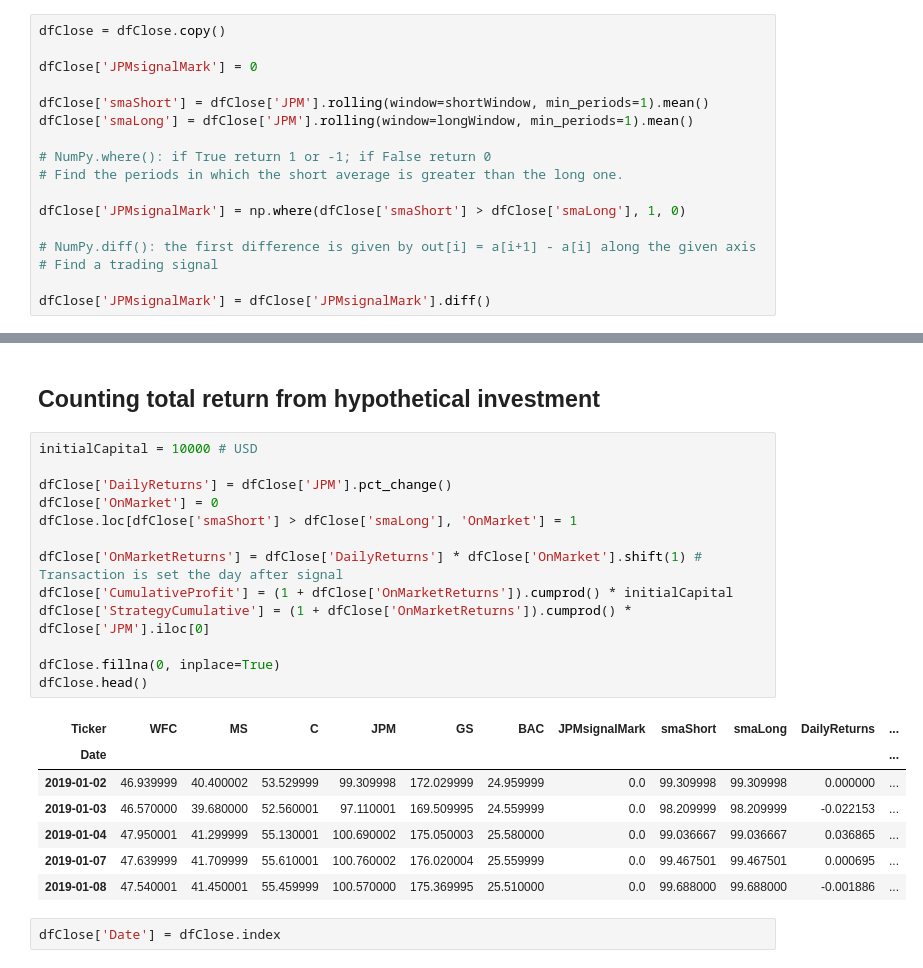
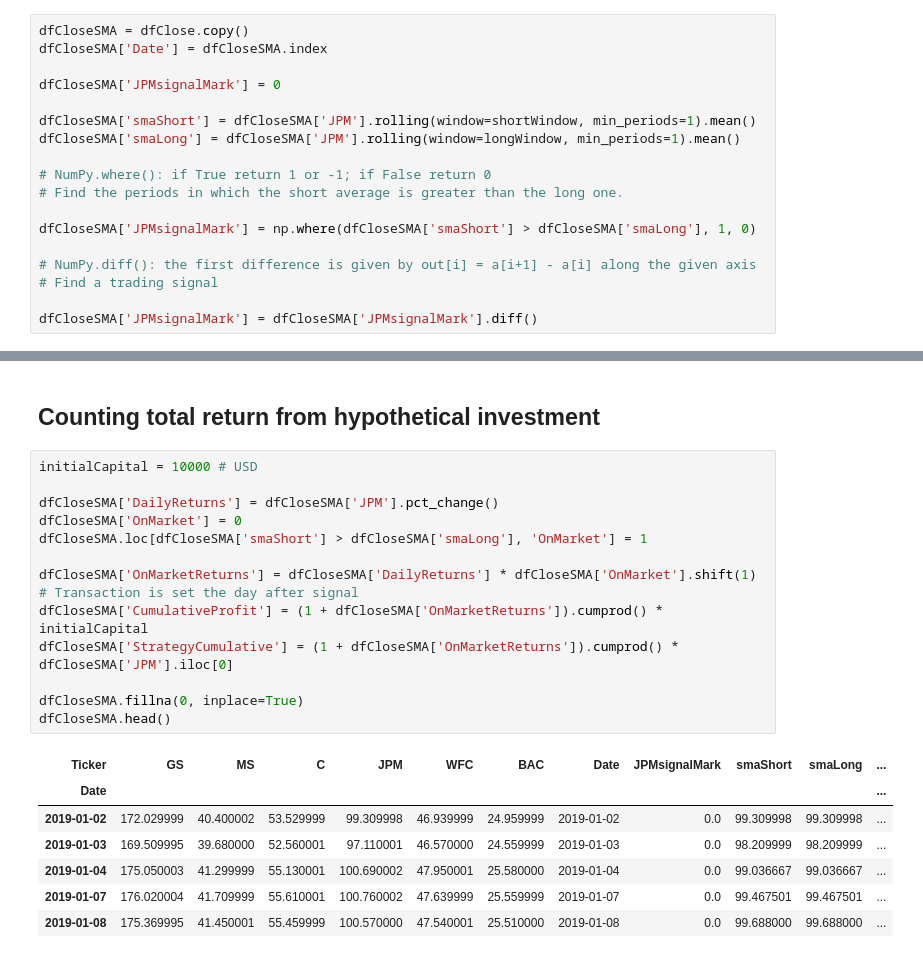
Before and after one commit to michaljaniga/DA-and-ML-jupyter-notebooks, a Jupyter notebook: financial_eda_SMA_EMA_algo_trade.ipynb, the cells around one changed output, grey strips where cells are left out. Drawn from its saved outputs; the diff is of its cells as text.

```diff
--- a/financial_eda_SMA_EMA_algo_trade.ipynb
+++ b/financial_eda_SMA_EMA_algo_trade.ipynb
@@ -236,22 +235,23 @@ In the practical application of two moving averages, we are interested in the si
 
 Buy = 1, Sell = -1, Hold = 0
 # %%
-dfClose = dfClose.copy()
+dfCloseSMA = dfClose.copy()
+dfCloseSMA['Date'] = dfCloseSMA.index
 
-dfClose['JPMsignalMark'] = 0
+dfCloseSMA['JPMsignalMark'] = 0
 
-dfClose['smaShort'] = dfClose['JPM'].rolling(window=shortWindow, min_periods=1).mean()
-dfClose['smaLong'] = dfClose['JPM'].rolling(window=longWindow, min_periods=1).mean()
+dfCloseSMA['smaShort'] = dfCloseSMA['JPM'].rolling(window=shortWindow, min_periods=1).mean()
+dfCloseSMA['smaLong'] = dfCloseSMA['JPM'].rolling(window=longWindow, min_periods=1).mean()
 
 # NumPy.where(): if True return 1 or -1; if False return 0
 # Find the periods in which the short average is greater than the long one.
 
-dfClose['JPMsignalMark'] = np.where(dfClose['smaShort'] > dfClose['smaLong'], 1, 0)
+dfCloseSMA['JPMsignalMark'] = np.where(dfCloseSMA['smaShort'] > dfCloseSMA['smaLong'], 1, 0)
 
 # NumPy.diff(): the first difference is given by out[i] = a[i+1] - a[i] along the given axis
 # Find a trading signal
 
-dfClose['JPMsignalMark'] = dfClose['JPMsignalMark'].diff()
+dfCloseSMA['JPMsignalMark'] = dfCloseSMA['JPMsignalMark'].diff()
 # %% [markdown]
 Mark Buy/Sell has been established for variable -1/1 (SMAs crossover point), but it's linked to the actual price, highlighting that this technique generates a delay not only in time but also in price.
 
@@ -310,23 +310,21 @@ plt.show()
 # %%
 initialCapital = 10000 # USD
 
-dfClose['DailyReturns'] = dfClose['JPM'].pct_change()
-dfClose['OnMarket'] = 0
-dfClose.loc[dfClose['smaShort'] > dfClose['smaLong'], 'OnMarket'] = 1
+dfCloseSMA['DailyReturns'] = dfCloseSMA['JPM'].pct_change()
+dfCloseSMA['OnMarket'] = 0
+dfCloseSMA.loc[dfCloseSMA['smaShort'] > dfCloseSMA['smaLong'], 'OnMarket'] = 1
 
-dfClose['OnMarketReturns'] = dfClose['DailyReturns'] * dfClose['OnMarket'].shift(1) # Transaction is set the day after signal
-dfClose['CumulativeProfit'] = (1 + dfClose['OnMarketReturns']).cumprod() * initialCapital
-dfClose['StrategyCumulative'] = (1 + dfClose['OnMarketReturns']).cumprod() * dfClose['JPM'].iloc[0]
+dfCloseSMA['OnMarketReturns'] = dfCloseSMA['DailyReturns'] * dfCloseSMA['OnMarket'].shift(1) # Transaction is set the day after signal
+dfCloseSMA['CumulativeProfit'] = (1 + dfCloseSMA['OnMarketReturns']).cumprod() * initialCapital
+dfCloseSMA['StrategyCumulative'] = (1 + dfCloseSMA['OnMarketReturns']).cumprod() * dfCloseSMA['JPM'].iloc[0]
 
-dfClose.fillna(0, inplace=True)
-dfClose.head()
+dfCloseSMA.fillna(0, inplace=True)
+dfCloseSMA.head()
 # %% [output]
-| Ticker | WFC | MS | C | JPM | GS | BAC | JPMsignalMark | smaShort | smaLong | DailyReturns | ... |
+| Ticker | GS | MS | C | JPM | WFC | BAC | Date | JPMsignalMark | smaShort | smaLong | ... |
 | Date |  |  |  |  |  |  |  |  |  |  | ... |
-| 2019-01-02 | 46.939999 | 40.400002 | 53.529999 | 99.309998 | 172.029999 | 24.959999 | 0.0 | 99.309998 | 99.309998 | 0.000000 | ... |
-| 2019-01-03 | 46.570000 | 39.680000 | 52.560001 | 97.110001 | 169.509995 | 24.559999 | 0.0 | 98.209999 | 98.209999 | -0.022153 | ... |
-| 2019-01-04 | 47.950001 | 41.299999 | 55.130001 | 100.690002 | 175.050003 | 25.580000 | 0.0 | 99.036667 | 99.036667 | 0.036865 | ... |
-| 2019-01-07 | 47.639999 | 41.709999 | 55.610001 | 100.760002 | 176.020004 | 25.559999 | 0.0 | 99.467501 | 99.467501 | 0.000695 | ... |
-| 2019-01-08 | 47.540001 | 41.450001 | 55.459999 | 100.570000 | 175.369995 | 25.510000 | 0.0 | 99.688000 | 99.688000 | -0.001886 | ... |
+| 2019-01-02 | 172.029999 | 40.400002 | 53.529999 | 99.309998 | 46.939999 | 24.959999 | 2019-01-02 | 0.0 | 99.309998 | 99.309998 | ... |
+| 2019-01-03 | 169.509995 | 39.680000 | 52.560001 | 97.110001 | 46.570000 | 24.559999 | 2019-01-03 | 0.0 | 98.209999 | 98.209999 | ... |
+| 2019-01-04 | 175.050003 | 41.299999 | 55.130001 | 100.690002 | 47.950001 | 25.580000 | 2019-01-04 | 0.0 | 99.036667 | 99.036667 | ... |
+| 2019-01-07 | 176.020004 | 41.709999 | 55.610001 | 100.760002 | 47.639999 | 25.559999 | 2019-01-07 | 0.0 | 99.467501 | 99.467501 | ... |
+| 2019-01-08 | 175.369995 | 41.450001 | 55.459999 | 100.570000 | 47.540001 | 25.510000 | 2019-01-08 | 0.0 | 99.688000 | 99.688000 | ... |
-# %%
-dfClose['Date'] = dfClose.index
```
Also changed, not shown: parts of 25 cells of this notebook, 1 other file.
